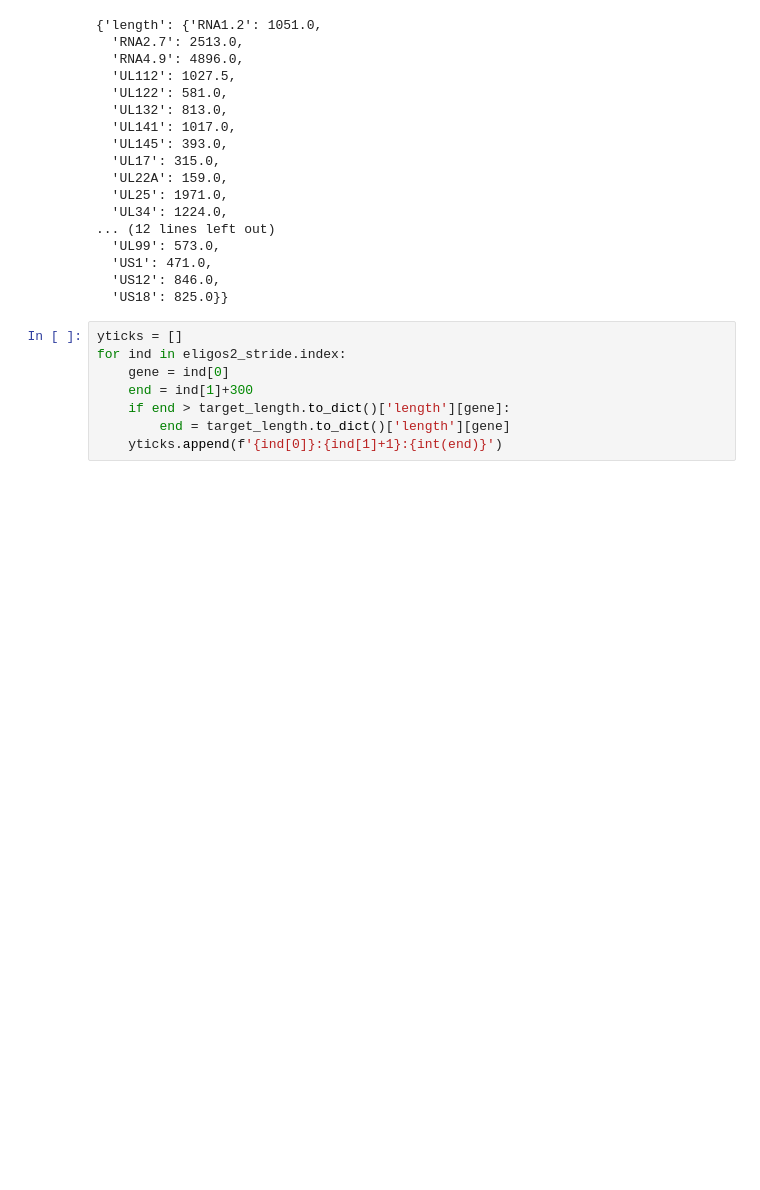
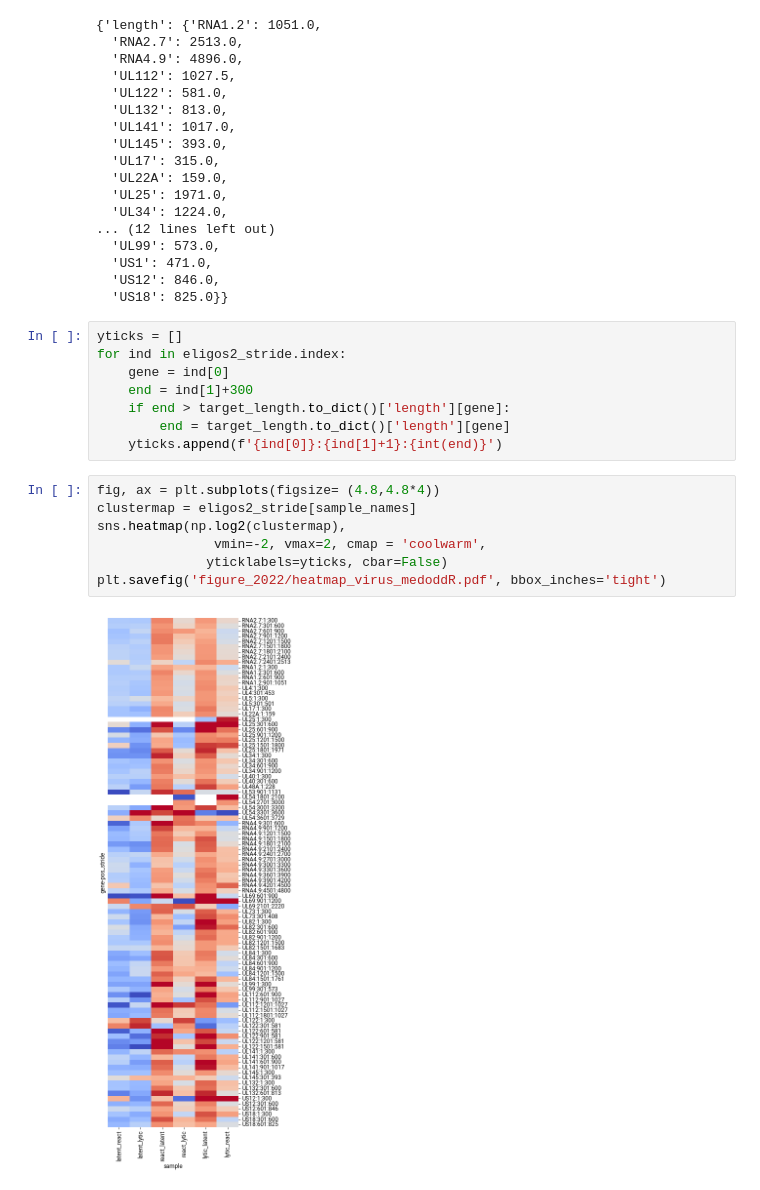
Before and after one commit to ChangLabSNU/hcmv_lnc_modi, a Jupyter notebook: figure_note/Figure_modi.ipynb, the cells around one changed output. Saved outputs shown, nothing was run; the diff lists cells and outputs as text; blank space fills up the shorter version.

Commit message:
save figure_modi

```diff
--- a/figure_note/Figure_modi.ipynb
+++ b/figure_note/Figure_modi.ipynb
@@ -291,3 +291,12 @@ for ind in eligos2_stride.index:
     if end > target_length.to_dict()['length'][gene]:
         end = target_length.to_dict()['length'][gene]
     yticks.append(f'{ind[0]}:{ind[1]+1}:{int(end)}')
+# %%
+fig, ax = plt.subplots(figsize= (4.8,4.8*4))
+clustermap = eligos2_stride[sample_names]
+sns.heatmap(np.log2(clustermap),
+               vmin=-2, vmax=2, cmap = 'coolwarm',
+              yticklabels=yticks, cbar=False)
+plt.savefig('figure_2022/heatmap_virus_medoddR.pdf', bbox_inches='tight')
+# %% [output]
+[figure, added]
```
Also changed, not shown: parts of 2 cells of this notebook.
